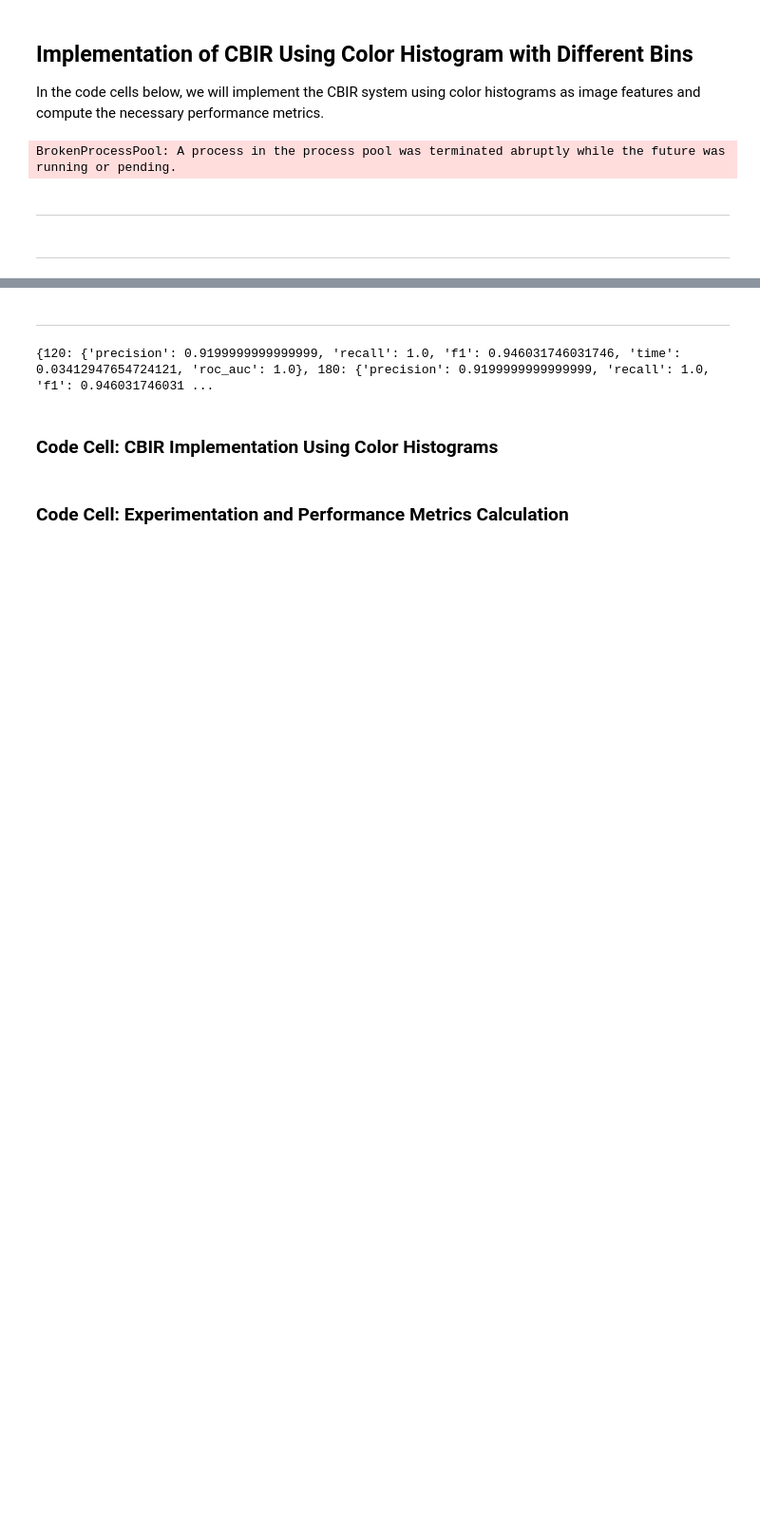
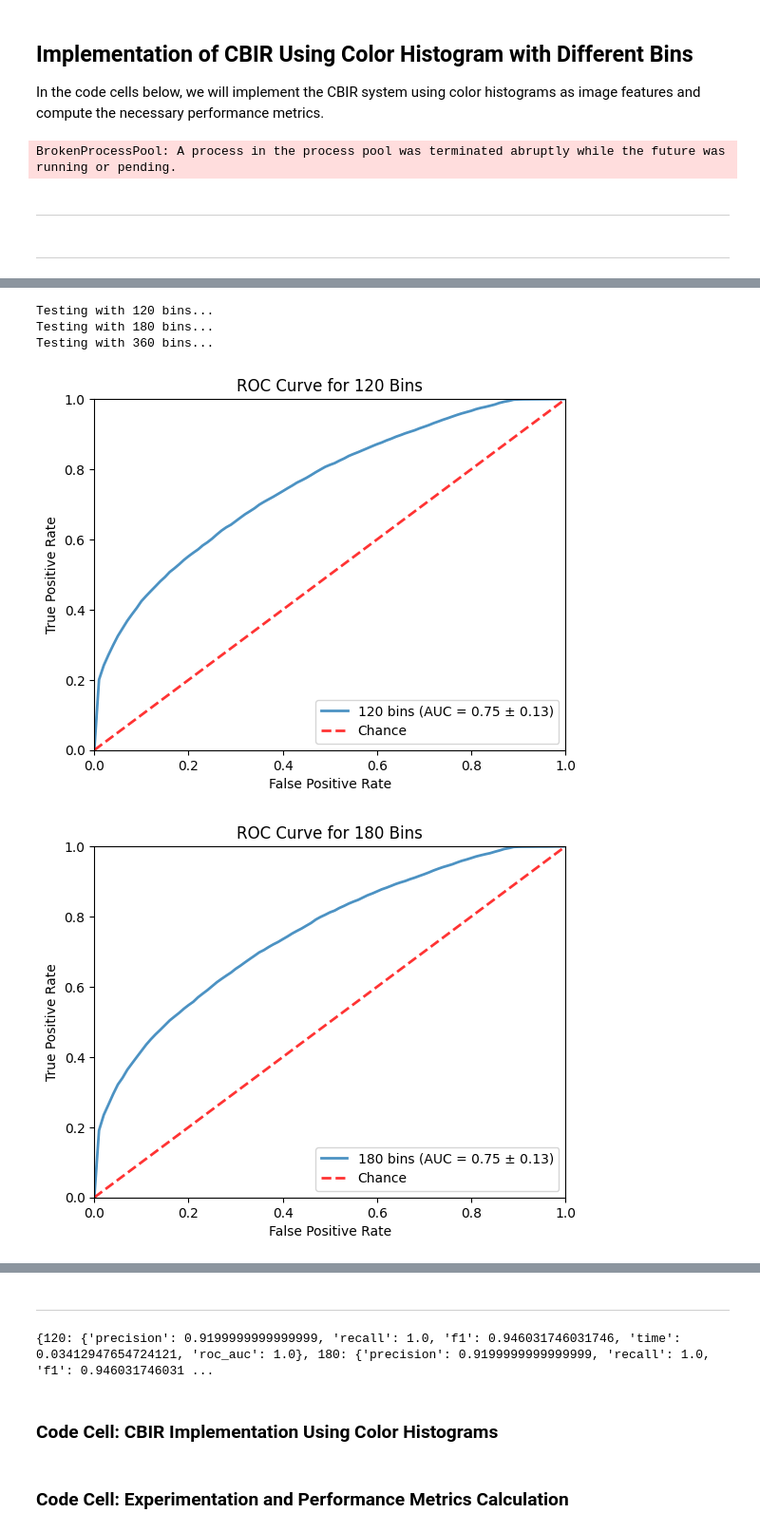
Before and after one commit to IslamJihad/ENCS5343-Computer-Vision-Assign2-CBIR-ColorFeatures, a Jupyter notebook: code.ipynb, the cells around one changed output, grey strips where cells are left out. Shown at 95% size. Cells and saved outputs as stored; diff of their text form; code cells hidden in the pictures; blank space fills up the shorter version.

```diff
--- a/code.ipynb
+++ b/code.ipynb
@@ -885,0 +892,75 @@ AUC: 0.13481818181818178
+# %%
+import numpy as np
+import cv2
+import os
+import time
+import matplotlib.pyplot as plt
+from sklearn.model_selection import train_test_split
+from sklearn.metrics import pairwise_distances, roc_curve, auc
+from numpy import interp
+
+
+# Function to compute ROC values
+def compute_roc_values(distances, true_labels):
+    fpr, tpr, thresholds = roc_curve(true_labels, 1/distances, pos_label=1)
+    roc_auc = auc(fpr, tpr)
+    return fpr, tpr, roc_auc
+
+# Function to plot ROC and compute AUC
+def plot_roc_auc(mean_tpr, mean_auc, std_auc, bins):
+    plt.figure()
+    plt.plot(base_fpr, mean_tpr, label=f'{bins} bins (AUC = {mean_auc:.2f} ± {std_auc:.2f})', lw=2, alpha=0.8)
+    plt.plot([0, 1], [0, 1], linestyle='--', lw=2, color='r', label='Chance', alpha=0.8)
+    plt.xlim([0, 1])
+    plt.ylim([0, 1])
+    plt.xlabel('False Positive Rate')
+    plt.ylabel('True Positive Rate')
+    plt.title(f'ROC Curve for {bins} Bins')
+    plt.legend(loc="lower right")
+    plt.show()
+
+
+# Split the dataset into training and testing sets
+train_images, test_images, train_labels, test_labels = train_test_split(images, labels, test_size=0.2)
+
+# Placeholder for experimental results
+results = {bins: {"tprs": [], "aucs": []} for bins in bins_options}
+
+# Experiment with different bin sizes
+bins_options = [120, 180, 360]
+num_queries = len(test_images)  # Use all test images as queries
+base_fpr = np.linspace(0, 1, 101)  # Standardized set of thresholds
+
+# Extract features from training images
+train_features = {bins: extract_features_with_bins(train_images, bins) for bins in bins_options}
+
+for bins in bins_options:
+    print(f"Testing with {bins} bins...")
+    for query_index in range(num_queries):
+        query_image = test_images[query_index]
+        query_feature = compute_histogram(query_image, bins)
+        distances = compute_similarity(train_features[bins], [query_feature]).flatten()
+
+        binary_true_labels = (train_labels == test_labels[query_index]).astype(int)
+        fpr, tpr, roc_auc = compute_roc_values(distances, binary_true_labels)
+
+        # Interpolation
+        tpr_interp = interp(base_fpr, fpr, tpr)
+        tpr_interp[0] = 0.0
+        results[bins]["tprs"].append(tpr_interp)
+        results[bins]["aucs"].append(roc_auc)
+
+# Plotting the ROC curves
+for bins, data in results.items():
+    mean_tpr = np.mean(data["tprs"], axis=0)
+    mean_tpr[-1] = 1.0
+    mean_auc = auc(base_fpr, mean_tpr)
+    std_auc = np.std(data["aucs"])
+
+    plot_roc_auc(mean_tpr, mean_auc, std_auc, bins)
+# %% [output]
+Testing with 120 bins...
+Testing with 180 bins...
+Testing with 360 bins...
+[figure, added]
+[figure, added]
```
Also changed, not shown: parts of 8 cells of this notebook.
